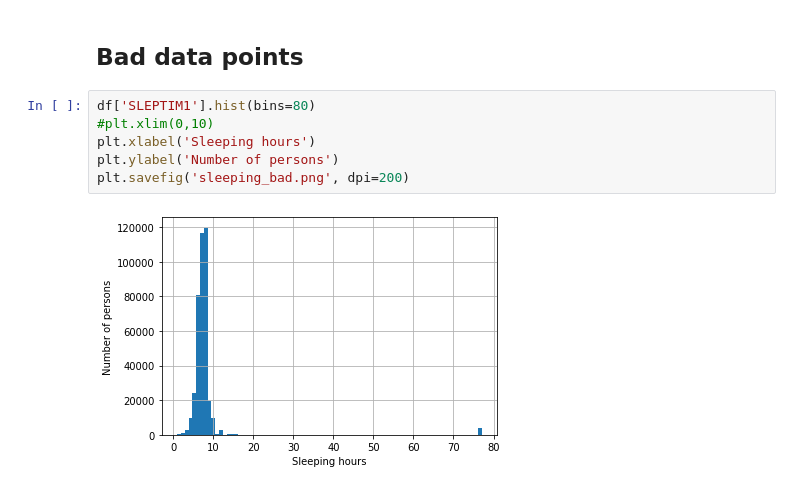
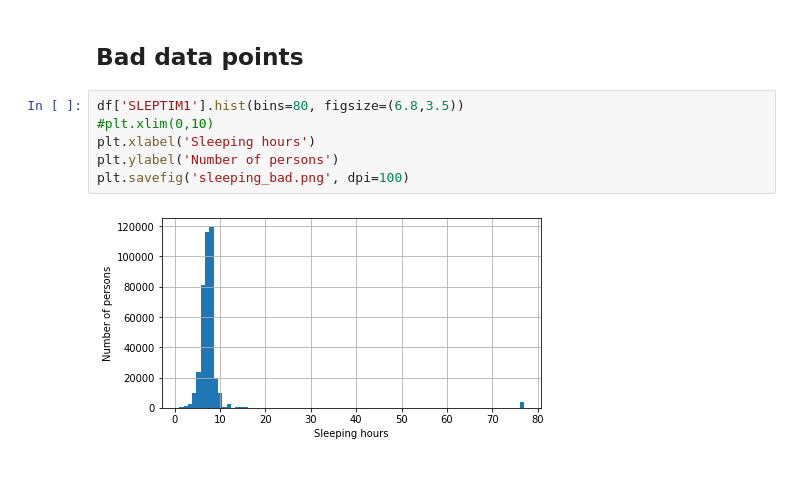
Before and after one commit to arindam-mazumdar/heart-check, a Jupyter notebook: analysis_and_visualization.ipynb, the cells around one changed output. Saved outputs shown, nothing was run; the diff lists cells and outputs as text.

```diff
--- a/analysis_and_visualization.ipynb
+++ b/analysis_and_visualization.ipynb
@@ -128,10 +128,10 @@ We can see that Occurance of Heart Disease highly depends on availability of hea
 # %% [markdown]
 ## Bad data points
 # %%
-df['SLEPTIM1'].hist(bins=80)
+df['SLEPTIM1'].hist(bins=80, figsize=(6.8,3.5))
 #plt.xlim(0,10)
 plt.xlabel('Sleeping hours')
 plt.ylabel('Number of persons')
-plt.savefig('sleeping_bad.png', dpi=200)
+plt.savefig('sleeping_bad.png', dpi=100)
 # %% [output]
-[figure, old version]
+[figure, new version]
```
Also changed, not shown: parts of 1 cell of this notebook.
